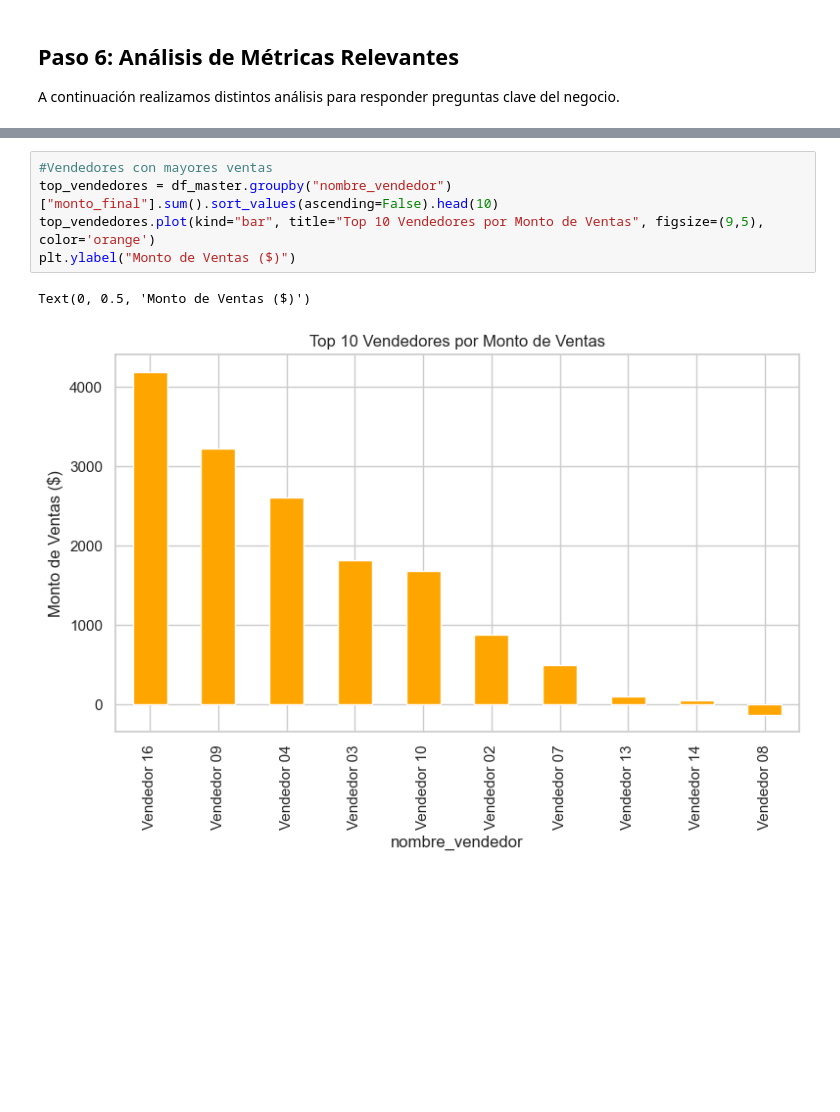
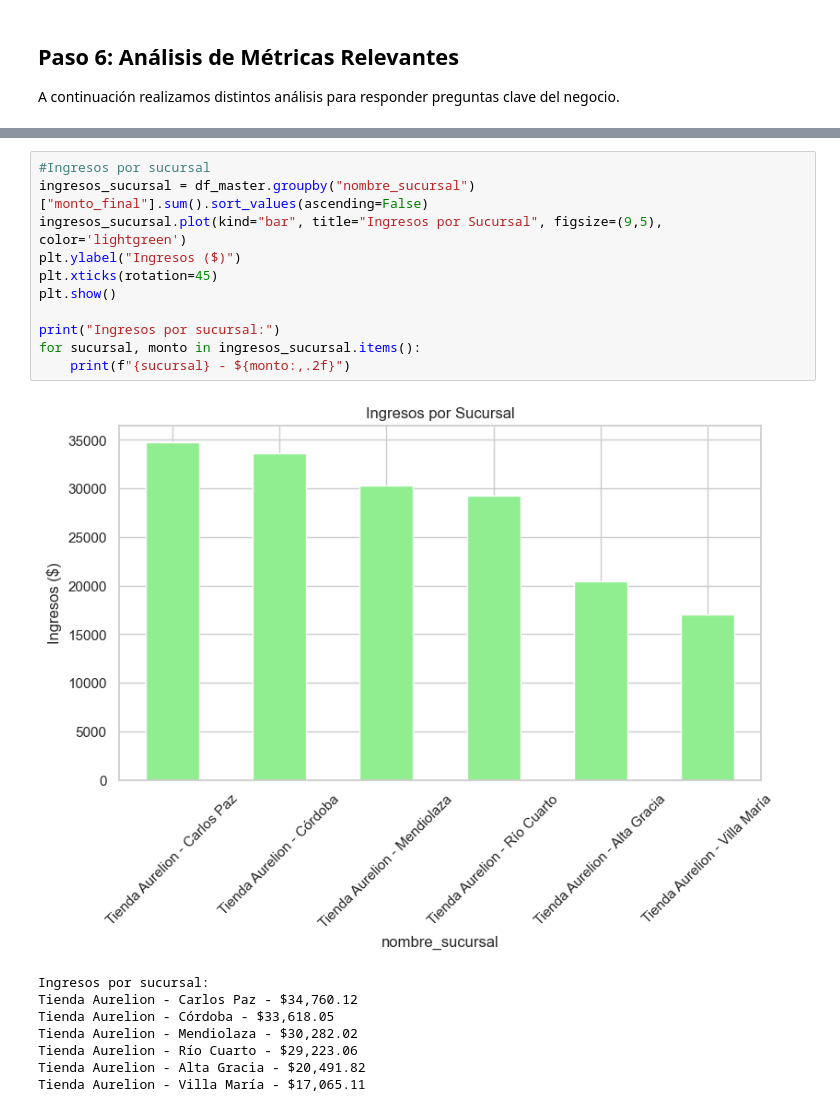
Before and after one commit to LenninTemoche/Proyecto-Aurelion-IBM-Guayerd, a Jupyter notebook: SPRING_2/Proyecto_Aurelion_S2.ipynb, the cells around one changed output, grey strips where cells are left out. Saved outputs shown, nothing was run; the diff lists cells and outputs as text; blank space fills up the shorter version.

```diff
--- a/SPRING_2/Proyecto_Aurelion_S2.ipynb
+++ b/SPRING_2/Proyecto_Aurelion_S2.ipynb
@@ -175,8 +200,20 @@ plt.show()
-# %%
-#Vendedores con mayores ventas
-top_vendedores = df_master.groupby("nombre_vendedor")["monto_final"].sum().sort_values(ascending=False).head(10)
-top_vendedores.plot(kind="bar", title="Top 10 Vendedores por Monto de Ventas", figsize=(9,5), color='orange')
-plt.ylabel("Monto de Ventas ($)")
-# %% [output]
-Text(0, 0.5, 'Monto de Ventas ($)')
-[figure, removed]
+# %%
+#Ingresos por sucursal
+ingresos_sucursal = df_master.groupby("nombre_sucursal")["monto_final"].sum().sort_values(ascending=False)
+ingresos_sucursal.plot(kind="bar", title="Ingresos por Sucursal", figsize=(9,5), color='lightgreen')
+plt.ylabel("Ingresos ($)")
+plt.xticks(rotation=45)
+plt.show()
+
+print("Ingresos por sucursal:")
+for sucursal, monto in ingresos_sucursal.items():
+    print(f"{sucursal} - ${monto:,.2f}")
+# %% [output]
+[figure, added]
+Ingresos por sucursal:
+Tienda Aurelion - Carlos Paz - $34,760.12
+Tienda Aurelion - Córdoba - $33,618.05
+Tienda Aurelion - Mendiolaza - $30,282.02
+Tienda Aurelion - Río Cuarto - $29,223.06
+Tienda Aurelion - Alta Gracia - $20,491.82
+Tienda Aurelion - Villa María - $17,065.11
```
Also changed, not shown: parts of 15 cells of this notebook, 2 other files.
